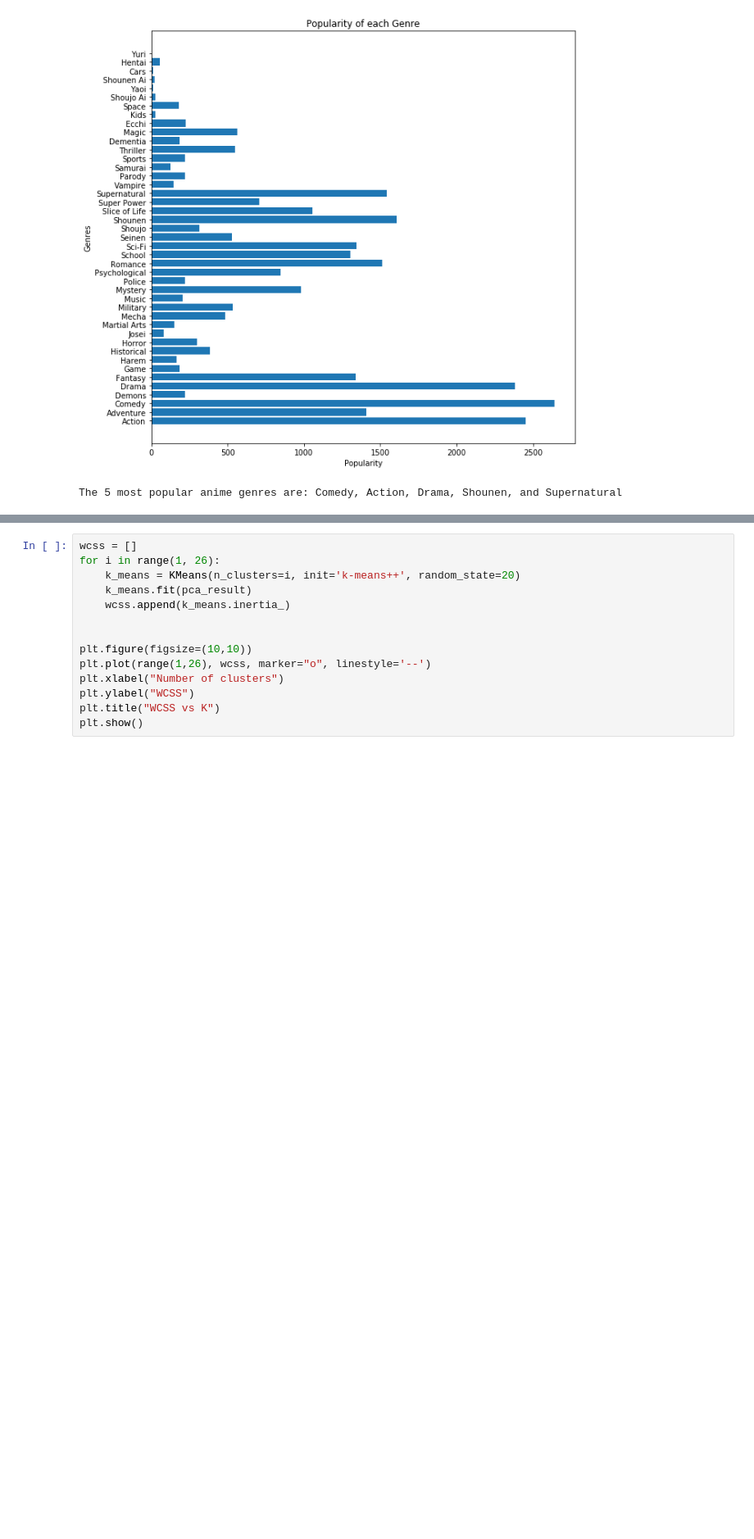
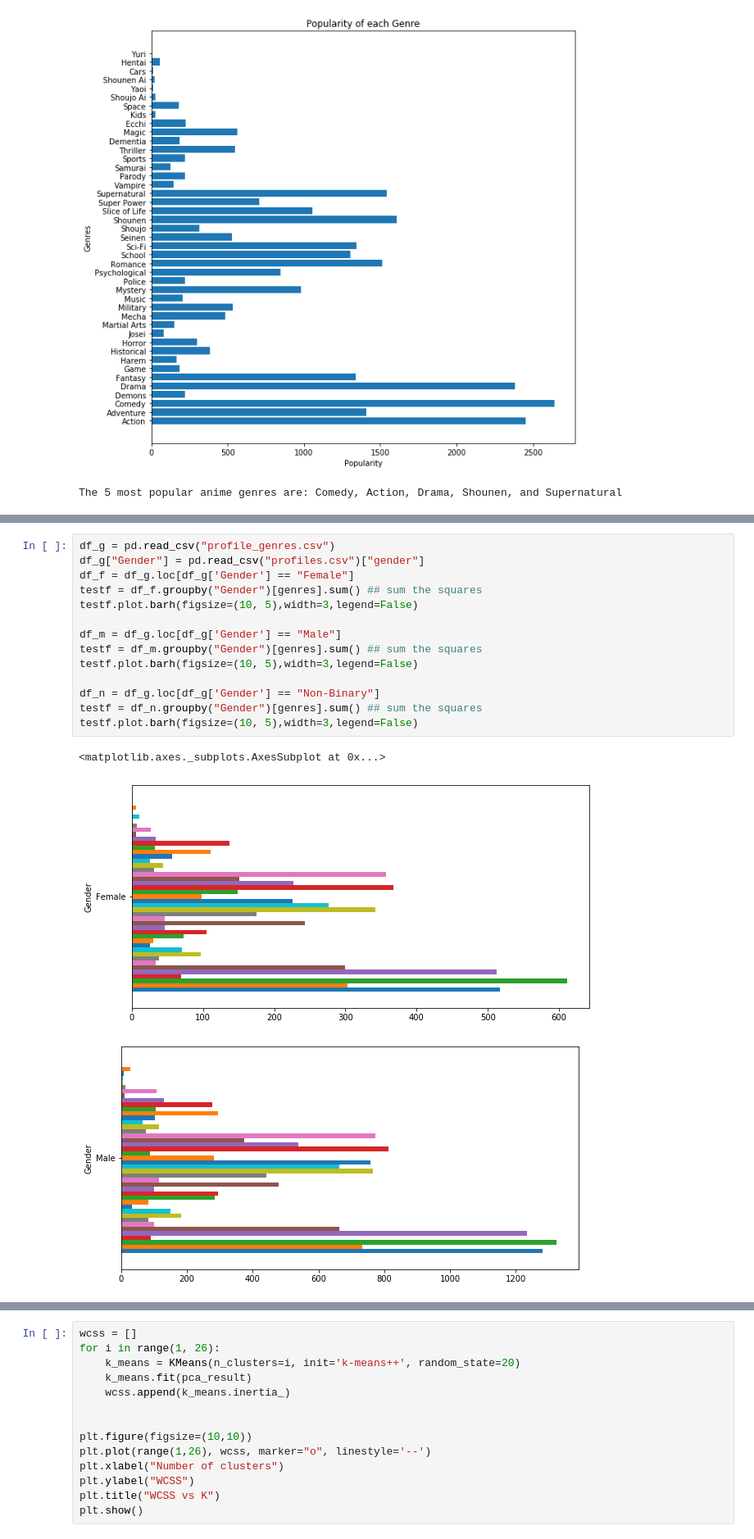
Before and after one commit to schau1121/Anime-Recommendation-System, a Jupyter notebook: Anime Recommendation System.ipynb, the cells around one changed output, grey strips where cells are left out. Shown: that part at 82% size. Saved outputs shown, nothing was run; the diff lists cells and outputs as text; blank space fills up the shorter version.

```diff
--- a/Anime Recommendation System.ipynb
+++ b/Anime Recommendation System.ipynb
@@ -127,0 +185,18 @@ The 5 most popular anime genres are: Comedy, Action, Drama, Shounen, and Superna
+# %%
+df_g = pd.read_csv("profile_genres.csv")
+df_g["Gender"] = pd.read_csv("profiles.csv")["gender"]
+df_f = df_g.loc[df_g['Gender'] == "Female"]
+testf = df_f.groupby("Gender")[genres].sum() ## sum the squares
+testf.plot.barh(figsize=(10, 5),width=3,legend=False)
+
+df_m = df_g.loc[df_g['Gender'] == "Male"]
+testf = df_m.groupby("Gender")[genres].sum() ## sum the squares
+testf.plot.barh(figsize=(10, 5),width=3,legend=False)
+
+df_n = df_g.loc[df_g['Gender'] == "Non-Binary"]
+testf = df_n.groupby("Gender")[genres].sum() ## sum the squares
+testf.plot.barh(figsize=(10, 5),width=3,legend=False)
+# %% [output]
+<matplotlib.axes._subplots.AxesSubplot at 0x...>
+[figure, added]
+[figure, added]
```
Also changed, not shown: parts of 22 cells of this notebook.
